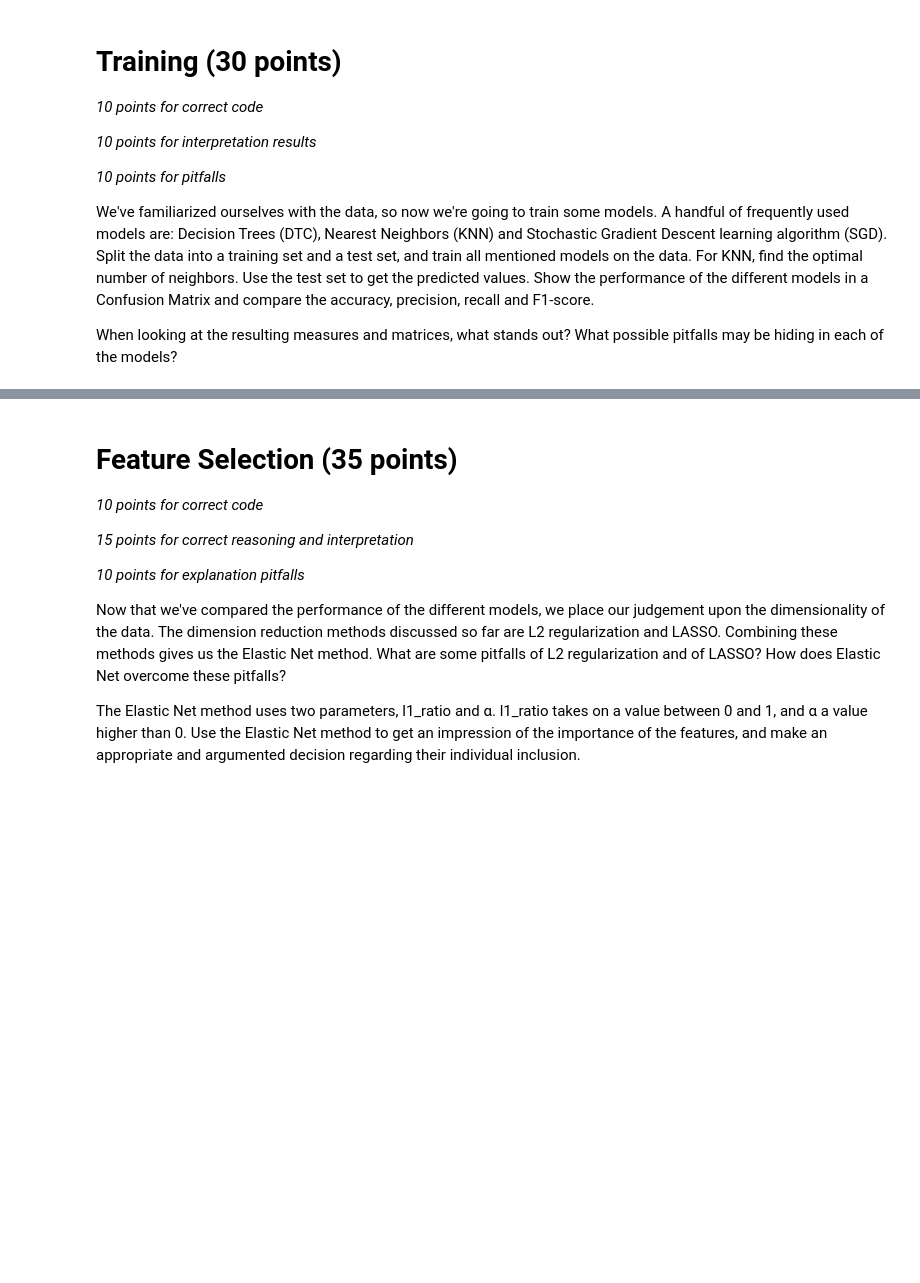
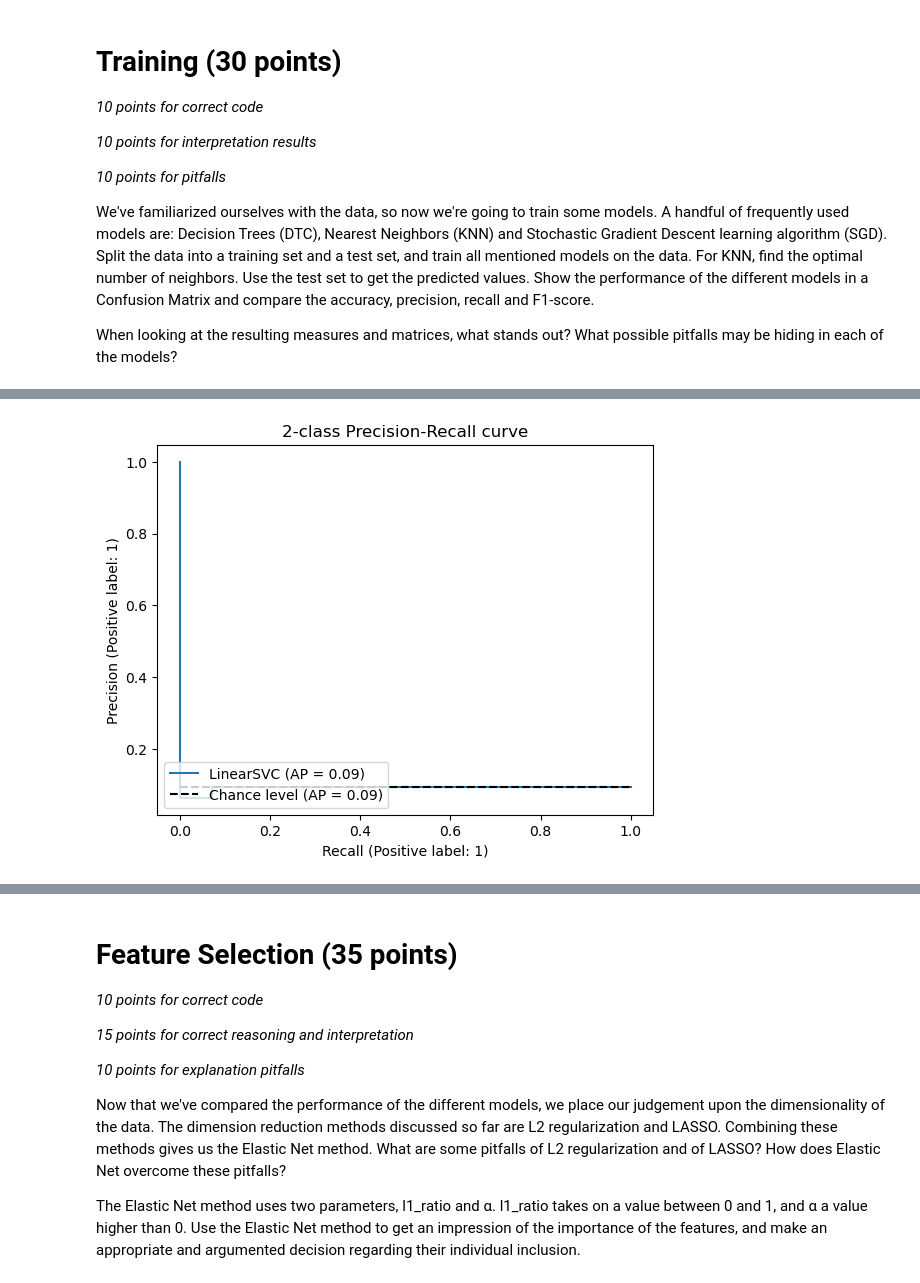
Before and after one commit to gua7/Finance, a Jupyter notebook: ML4F_2023_Assignment_1.ipynb, the cells around one changed output, grey strips where cells are left out. Cells and saved outputs as stored; diff of their text form; code cells hidden in the pictures; blank space fills up the shorter version.

```diff
--- a/ML4F_2023_Assignment_1.ipynb
+++ b/ML4F_2023_Assignment_1.ipynb
@@ -139,0 +169,8 @@ When looking at the resulting measures and matrices, what stands out? What possi
+# %%
+Y_scores = model_dtc.predict_proba(X_test)[:, 1]
+display = PrecisionRecallDisplay.from_predictions(
+    Y_test, Y_scores, name="LinearSVC", plot_chance_level=True
+)
+_ = display.ax_.set_title("2-class Precision-Recall curve")
+# %% [output]
+[figure, added]
```
Also changed, not shown: parts of 26 cells of this notebook.
